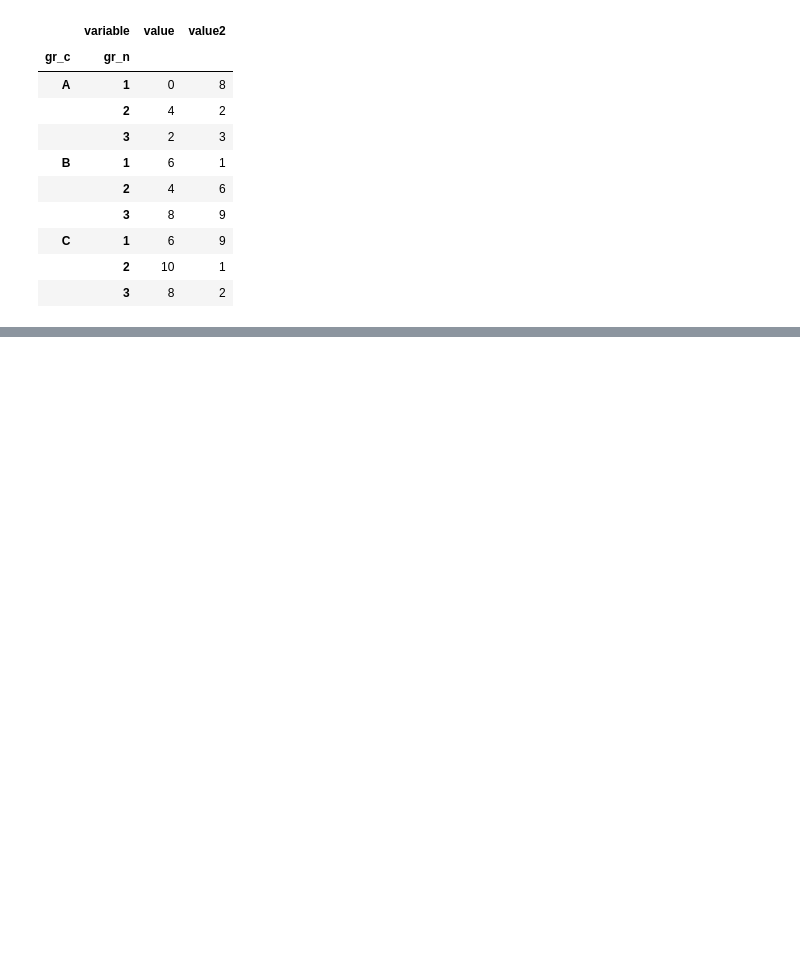
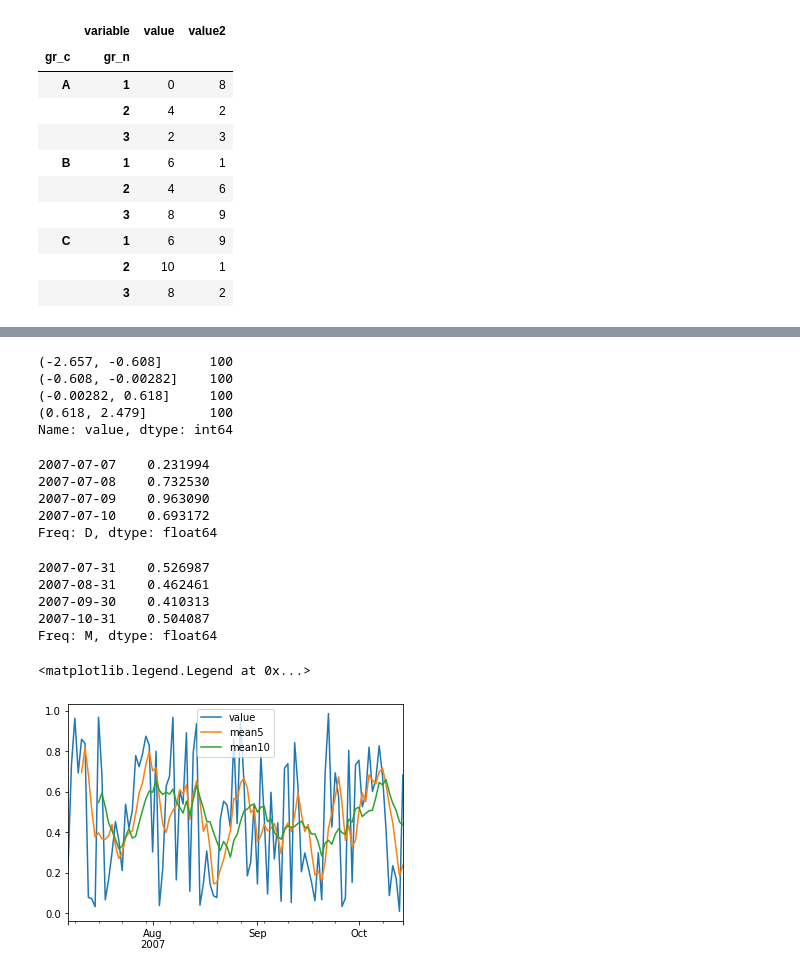
Before and after one commit to ilya40umov/python-cheatsheet, a Jupyter notebook: pandas.ipynb, the cells around one changed output, grey strips where cells are left out. Cells and saved outputs as stored; diff of their text form; code cells hidden in the pictures; blank space fills up the shorter version.

```diff
--- a/pandas.ipynb
+++ b/pandas.ipynb
@@ -351,0 +439,36 @@ df5_long.pivot(['gr_c', 'gr_n'], 'variable', 'data')
+# %%
+print(pd.qcut(df6['value'], q=4).value_counts())
+# %% [output]
+(-2.657, -0.608]      100
+(-0.608, -0.00282]    100
+(-0.00282, 0.618]     100
+(0.618, 2.479]        100
+Name: value, dtype: int64
+# %%
+np.random.seed(654321)
+ts1 = pd.Series(np.random.rand(100), index=pd.date_range('07/07/2007', periods=100))
+ts1['07/07/2007':'07/10/2007']
+# %% [output]
+2007-07-07    0.231994
+2007-07-08    0.732530
+2007-07-09    0.963090
+2007-07-10    0.693172
+Freq: D, dtype: float64
+# %%
+ts1.resample('M').mean()
+# %% [output]
+2007-07-31    0.526987
+2007-08-31    0.462461
+2007-09-30    0.410313
+2007-10-31    0.504087
+Freq: M, dtype: float64
+# %%
+ts1.plot.line(label='value')
+ts1.rolling(5).mean().plot.line(label='mean5')
+ts1.rolling(10).mean().plot.line(label='mean10')
+
+import matplotlib.pyplot as ppt
+ppt.legend()
+# %% [output]
+<matplotlib.legend.Legend at 0x...>
+[figure, added]
```
Also changed, not shown: parts of 7 cells of this notebook.
